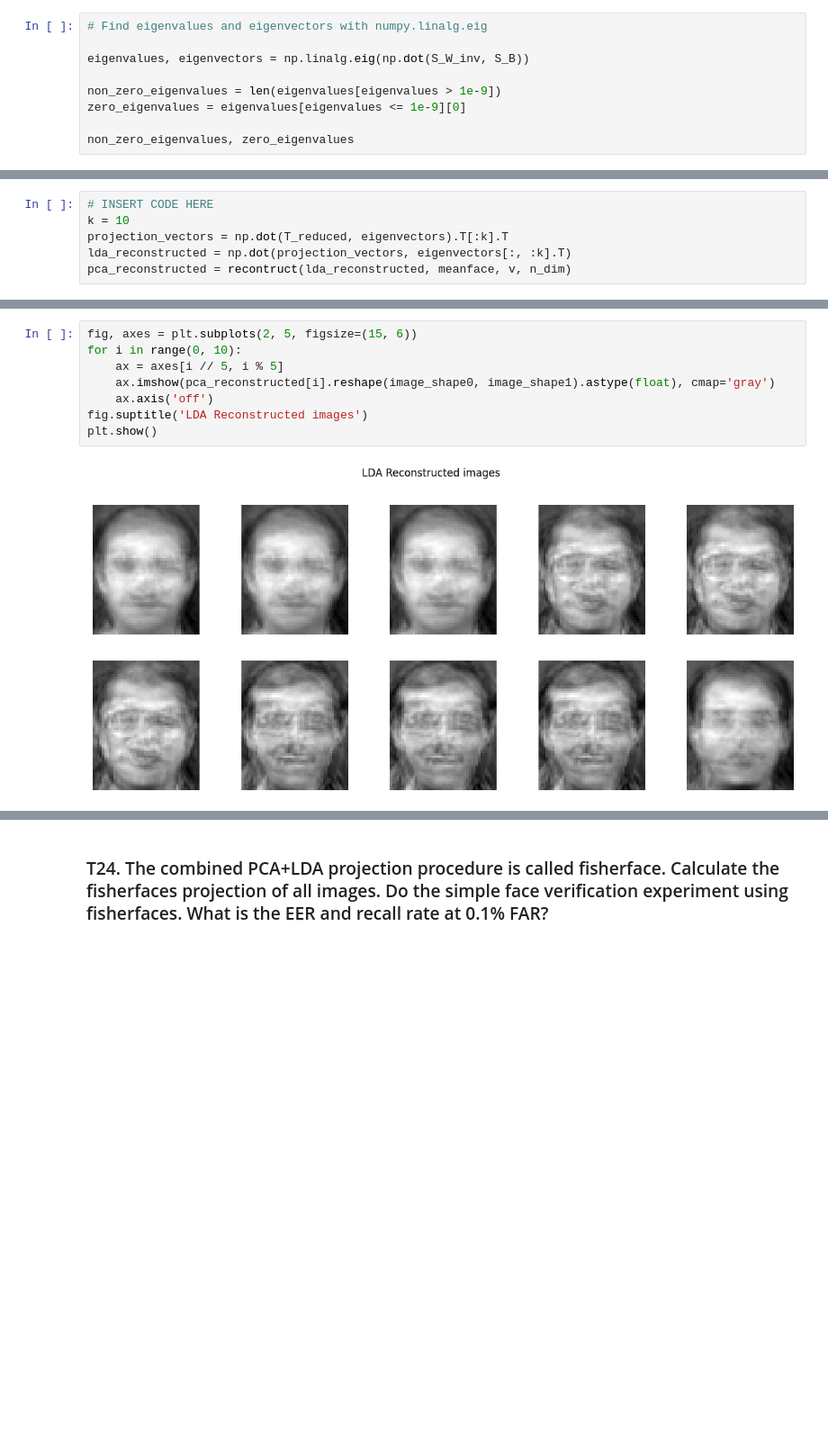
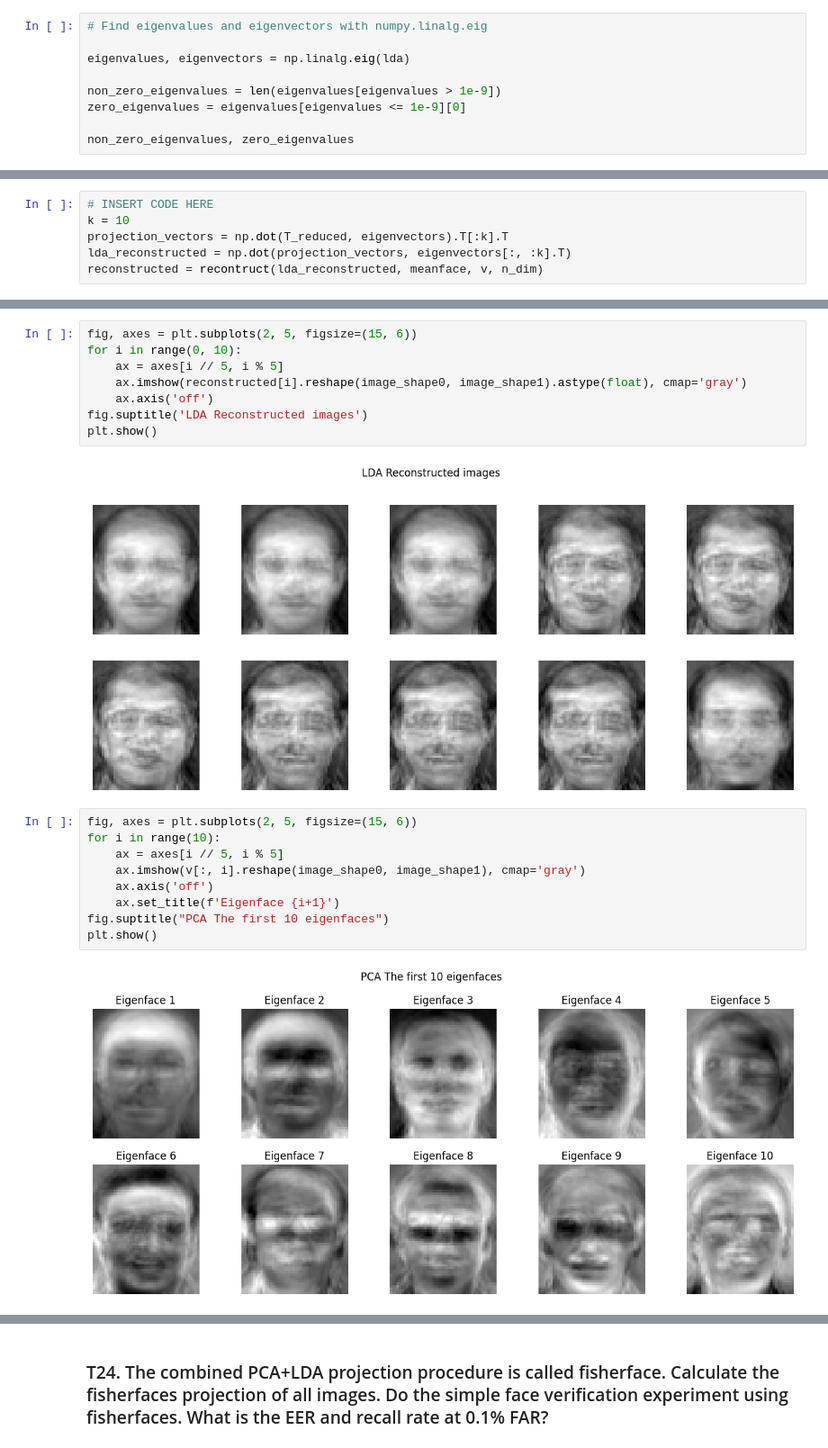
Before and after one commit to ppirch/Pattern_2024, a Jupyter notebook: HW/HW03/HW3_Fisherfaces(student).ipynb, the cells around one changed output, grey strips where cells are left out. Shown at 90% size. Cells and saved outputs as stored; diff of their text form; blank space fills up the shorter version.

```diff
--- a/HW/HW03/HW3_Fisherfaces(student).ipynb
+++ b/HW/HW03/HW3_Fisherfaces(student).ipynb
@@ -893,7 +913,7 @@ False
 # %%
 # Find eigenvalues and eigenvectors with numpy.linalg.eig
 
-eigenvalues, eigenvectors = np.linalg.eig(np.dot(S_W_inv, S_B))
+eigenvalues, eigenvectors = np.linalg.eig(lda)
 
 non_zero_eigenvalues = len(eigenvalues[eigenvalues > 1e-9])
 zero_eigenvalues = eigenvalues[eigenvalues <= 1e-9][0]
@@ -910,4 +932,4 @@ ANS:
 k = 10
 projection_vectors = np.dot(T_reduced, eigenvectors).T[:k].T
 lda_reconstructed = np.dot(projection_vectors, eigenvectors[:, :k].T)
-pca_reconstructed = recontruct(lda_reconstructed, meanface, v, n_dim)
+reconstructed = recontruct(lda_reconstructed, meanface, v, n_dim)
@@ -917,9 +937,20 @@ pca_reconstructed = recontruct(lda_reconstructed, meanface, v, n_dim)
 fig, axes = plt.subplots(2, 5, figsize=(15, 6))
 for i in range(0, 10):
     ax = axes[i // 5, i % 5]
-    ax.imshow(pca_reconstructed[i].reshape(image_shape0, image_shape1).astype(float), cmap='gray')
+    ax.imshow(reconstructed[i].reshape(image_shape0, image_shape1).astype(float), cmap='gray')
     ax.axis('off')
 fig.suptitle('LDA Reconstructed images')
 plt.show()
 # %% [output]
 [figure]
+# %%
+fig, axes = plt.subplots(2, 5, figsize=(15, 6))
+for i in range(10):
+    ax = axes[i // 5, i % 5]
+    ax.imshow(v[:, i].reshape(image_shape0, image_shape1), cmap='gray')
+    ax.axis('off')
+    ax.set_title(f'Eigenface {i+1}')
+fig.suptitle("PCA The first 10 eigenfaces")
+plt.show()
+# %% [output]
+[figure, added]
```
Also changed, not shown: parts of 42 cells of this notebook, 1 other file.
